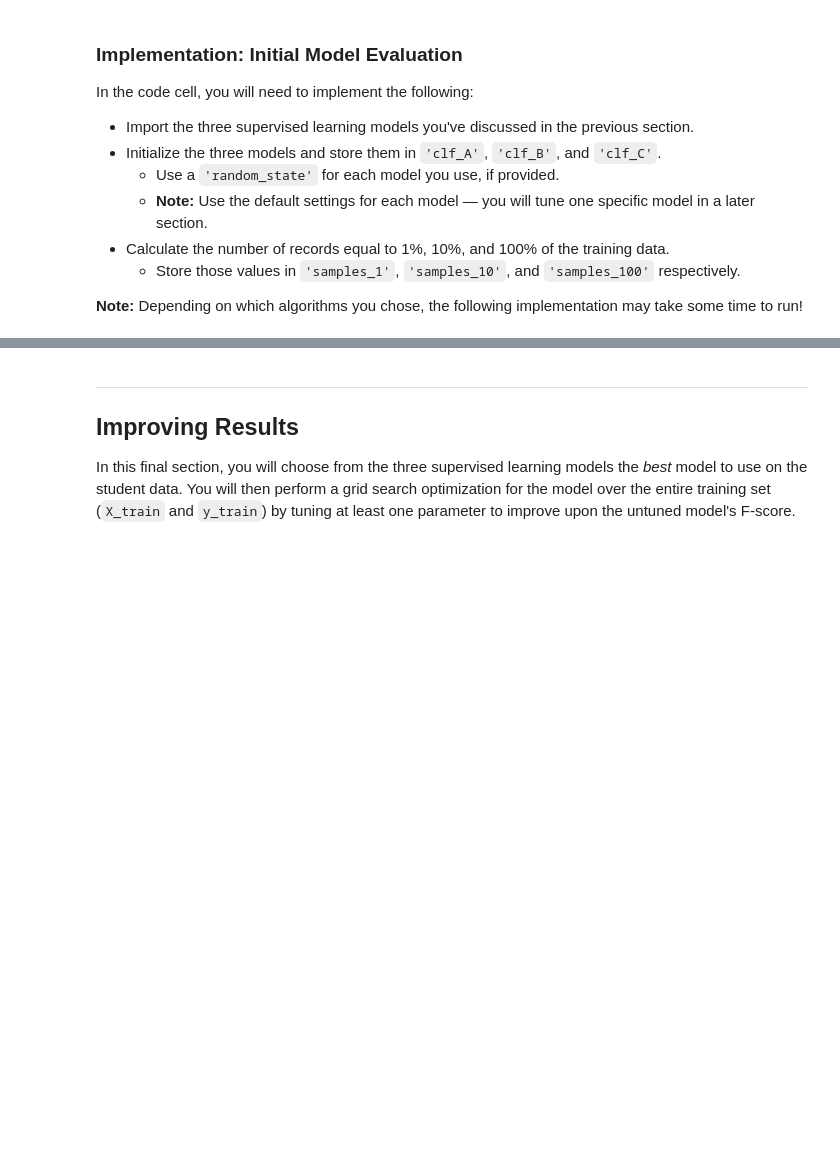
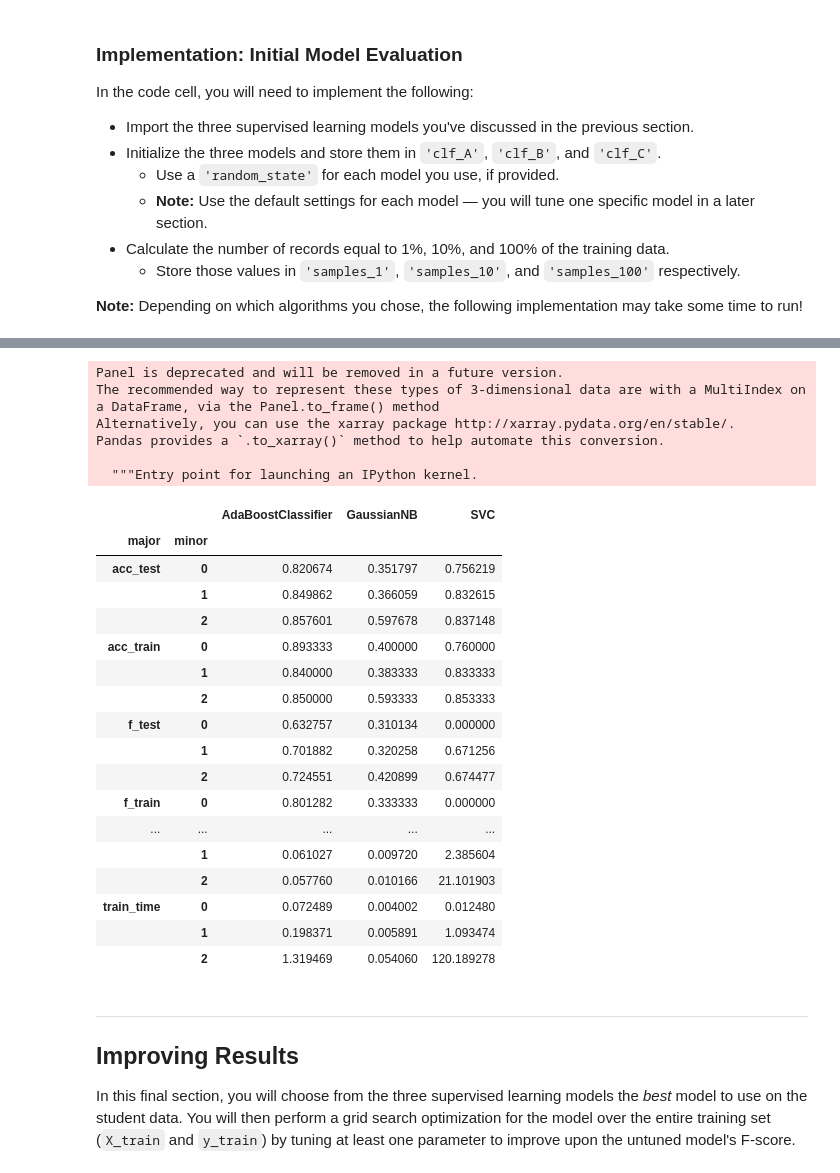
Before and after one commit to rajivmoghe/nd009, a Jupyter notebook: projects/finding_donors/finding_donors.ipynb, the cells around one changed output, grey strips where cells are left out. Saved outputs shown, nothing was run; the diff lists cells and outputs as text; code cells hidden in the pictures; blank space fills up the shorter version.

```diff
--- a/projects/finding_donors/finding_donors.ipynb
+++ b/projects/finding_donors/finding_donors.ipynb
@@ -360,3 +425,30 @@ vs.evaluate(results, accuracy, fscore)
+# %%
+display( pd.Panel.from_dict(results).to_frame())
+# %% [output]
+Panel is deprecated and will be removed in a future version.
+The recommended way to represent these types of 3-dimensional data are with a MultiIndex on a DataFrame, via the Panel.to_frame() method
+Alternatively, you can use the xarray package http://xarray.pydata.org/en/stable/.
+Pandas provides a `.to_xarray()` method to help automate this conversion.
+
+  """Entry point for launching an IPython kernel.
+|  |  | AdaBoostClassifier | GaussianNB | SVC |
+| major | minor |  |  |  |
+| acc_test | 0 | 0.820674 | 0.351797 | 0.756219 |
+|  | 1 | 0.849862 | 0.366059 | 0.832615 |
+|  | 2 | 0.857601 | 0.597678 | 0.837148 |
+| acc_train | 0 | 0.893333 | 0.400000 | 0.760000 |
+|  | 1 | 0.840000 | 0.383333 | 0.833333 |
+|  | 2 | 0.850000 | 0.593333 | 0.853333 |
+| f_test | 0 | 0.632757 | 0.310134 | 0.000000 |
+|  | 1 | 0.701882 | 0.320258 | 0.671256 |
+|  | 2 | 0.724551 | 0.420899 | 0.674477 |
+| f_train | 0 | 0.801282 | 0.333333 | 0.000000 |
+| ... | ... | ... | ... | ... |
+|  | 1 | 0.061027 | 0.009720 | 2.385604 |
+|  | 2 | 0.057760 | 0.010166 | 21.101903 |
+| train_time | 0 | 0.072489 | 0.004002 | 0.012480 |
+|  | 1 | 0.198371 | 0.005891 | 1.093474 |
+|  | 2 | 1.319469 | 0.054060 | 120.189278 |
 # %% [markdown]
 ----
 ## Improving Results
```
Also changed, not shown: parts of 29 cells of this notebook, 2 other files.
